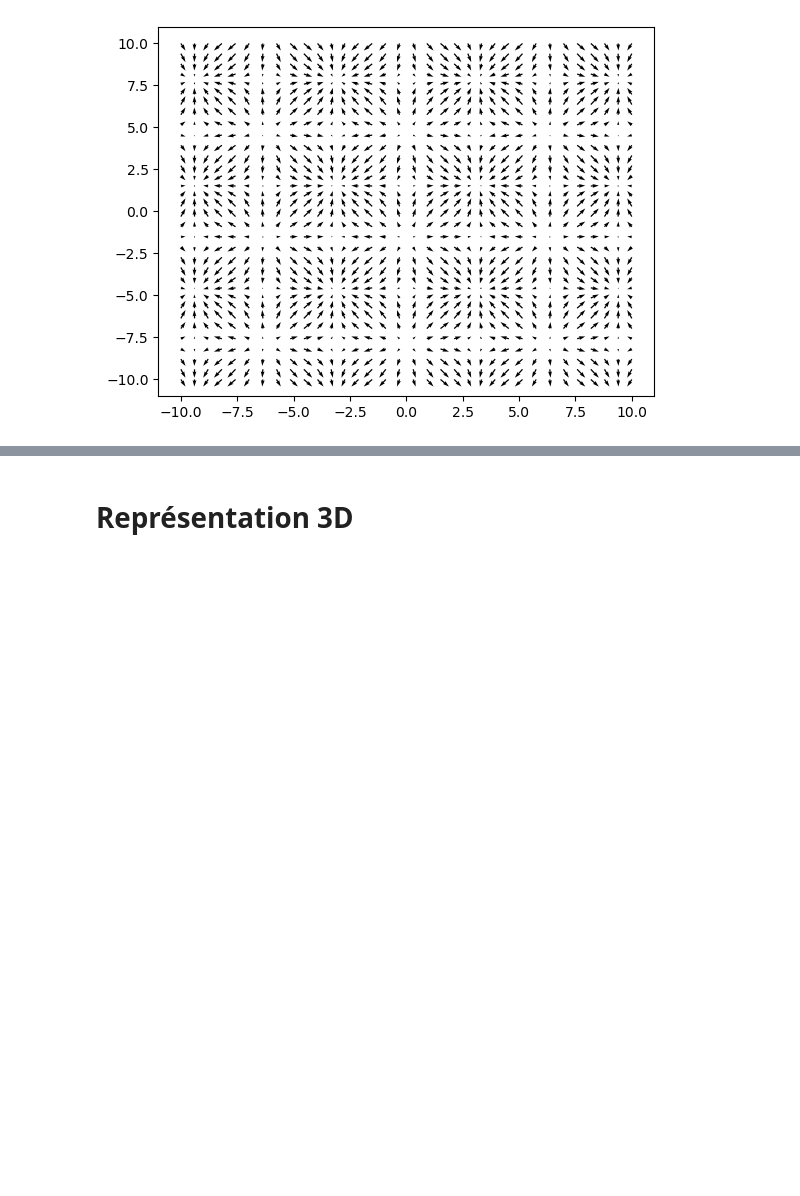
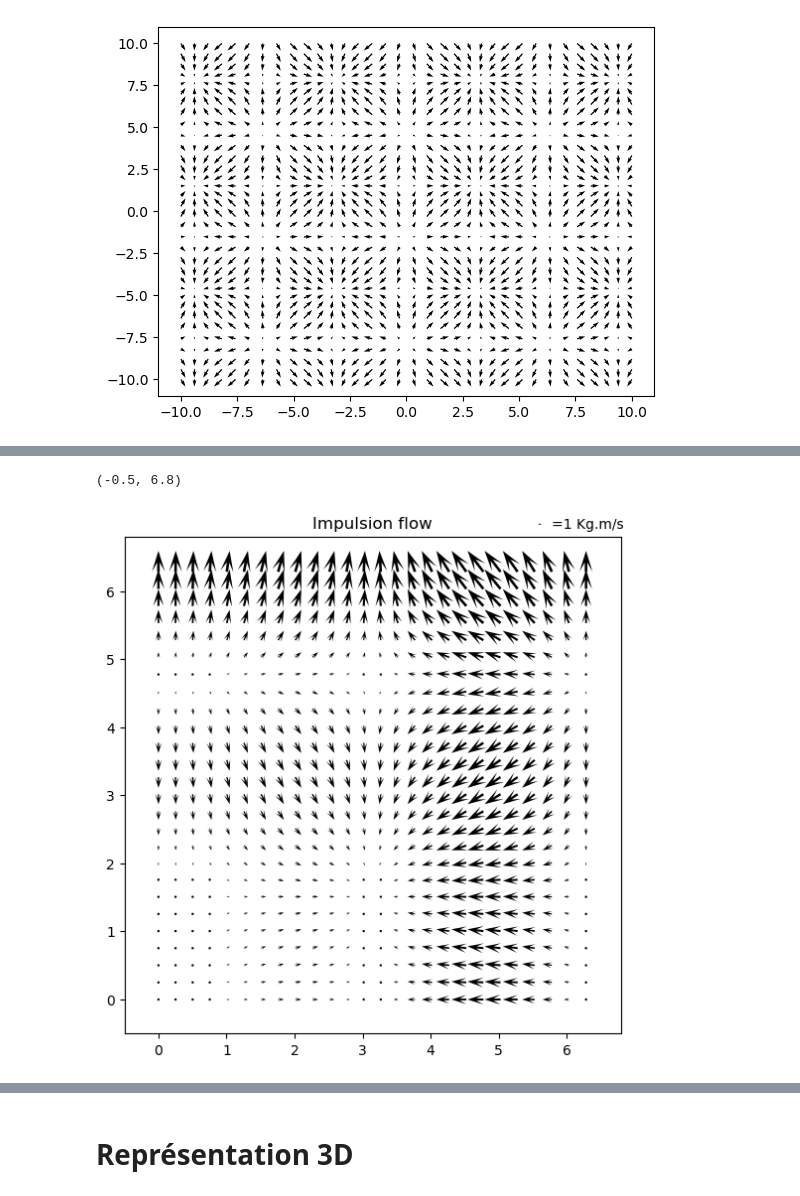
Before and after one commit to Brice-KENGNI-ZANGUIM/Python-pour-les-Mathematiques, a Jupyter notebook: Visualiser un champ de vecteurs.ipynb, the cells around one changed output, grey strips where cells are left out. Cells and saved outputs as stored; diff of their text form; code cells hidden in the pictures; blank space fills up the shorter version.

```diff
--- a/Visualiser un champ de vecteurs.ipynb
+++ b/Visualiser un champ de vecteurs.ipynb
@@ -85,0 +88,20 @@ plt.quiver( mesh_position_x, mesh_position_y , vecteur_x ,  vecteur_y, width= n*
+# %%
+n = 26
+
+x_r, y_r = np.linspace( 0 , 2*np.pi , n ), np.linspace( 0, 2*np.pi , n )
+x , y = np.meshgrid(  x_r , y_r )
+
+f_x , f_y = x*np.sin(x) , y*np.cos(y)
+
+plt.figure(figsize = ( 6.5, 6.5))
+Q = plt.quiver(x , y , f_x , f_y , width = n*2e-4 , headlength = 8 , headwidth = 5 )
+plt.quiverkey(Q , .84 , 1.025 , 1 , "=1 Kg.m/s", labelpos = "E")
+
+plt.title("Impulsion flow")
+
+plt.axis("scaled")
+plt.xlim(-.5,6.8)
+plt.ylim(-.5,6.8)
+# %% [output]
+(-0.5, 6.8)
+[figure, added]
```
Also changed, not shown: parts of 10 cells of this notebook.
